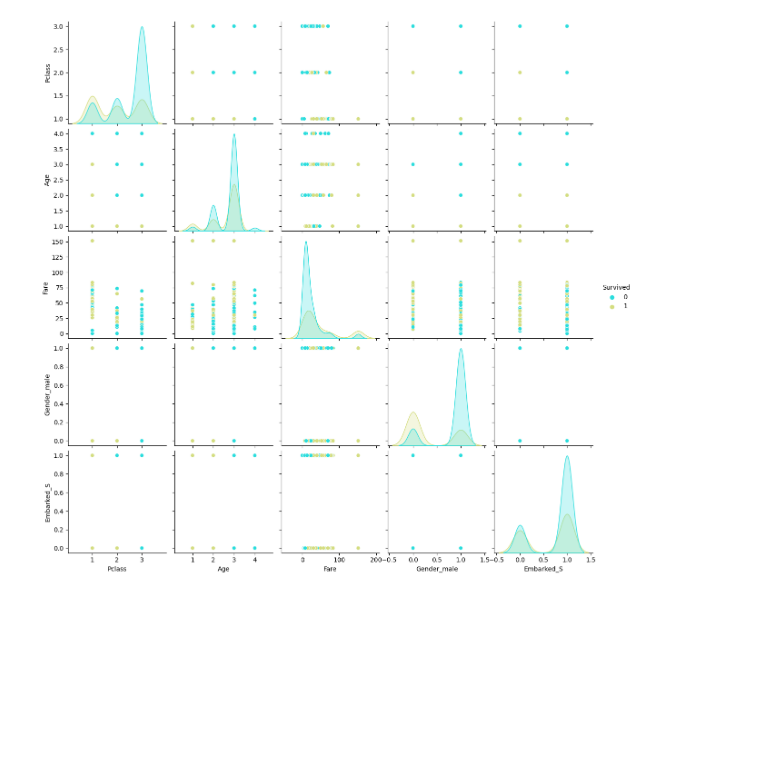
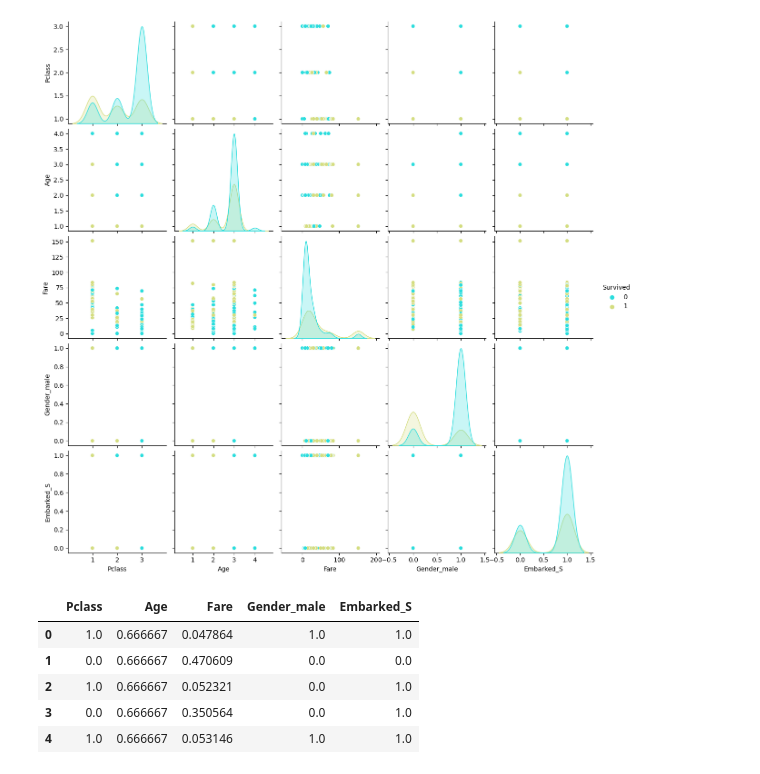
Before and after one commit to HadassaMenucha/Titanic-Final-Project, a Jupyter notebook: Titanic_FInal_Project.ipynb, the cells around one changed output. Saved outputs shown, nothing was run; the diff lists cells and outputs as text; code cells hidden in the pictures; blank space fills up the shorter version.

```diff
--- a/Titanic_FInal_Project.ipynb
+++ b/Titanic_FInal_Project.ipynb
@@ -163,0 +172,19 @@ sns.pairplot(data,hue='Survived',palette='rainbow')
+# %%
+# scaling the data
+scaler = MinMaxScaler()
+scaler.fit(X)
+
+def scale(df):
+    df = pd.DataFrame(scaler.transform(df), columns=df.columns)
+    return df
+# %%
+X = scale(X)
+# %%
+X.head()
+# %% [output]
+|  | Pclass | Age | Fare | Gender_male | Embarked_S |
+| 0 | 1.0 | 0.666667 | 0.047864 | 1.0 | 1.0 |
+| 1 | 0.0 | 0.666667 | 0.470609 | 0.0 | 0.0 |
+| 2 | 1.0 | 0.666667 | 0.052321 | 0.0 | 1.0 |
+| 3 | 0.0 | 0.666667 | 0.350564 | 0.0 | 1.0 |
+| 4 | 1.0 | 0.666667 | 0.053146 | 1.0 | 1.0 |
```
Also changed, not shown: parts of 8 cells of this notebook.
